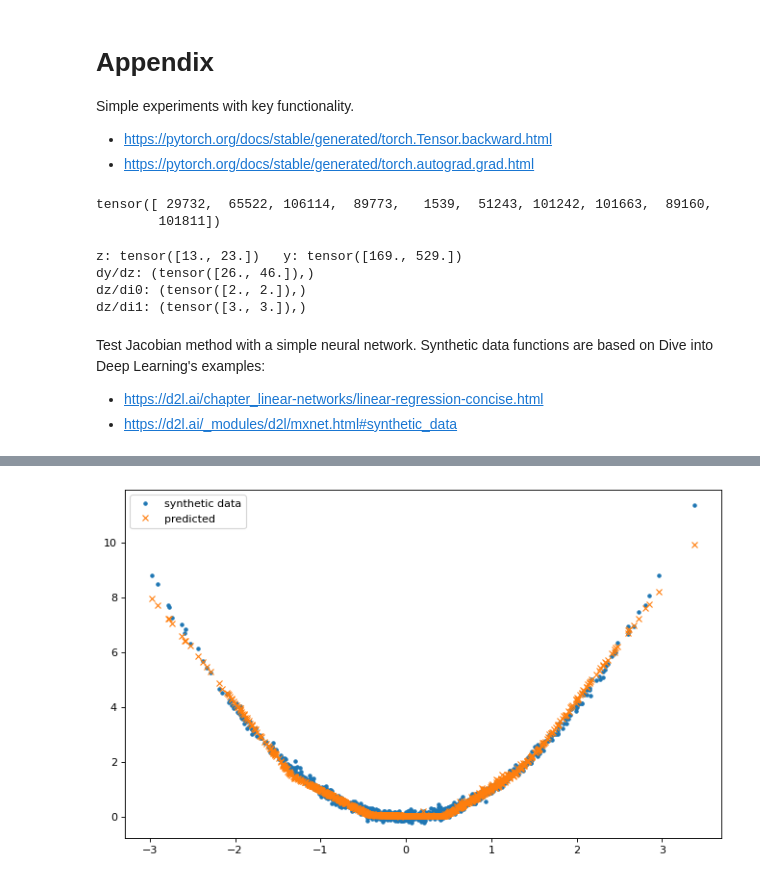
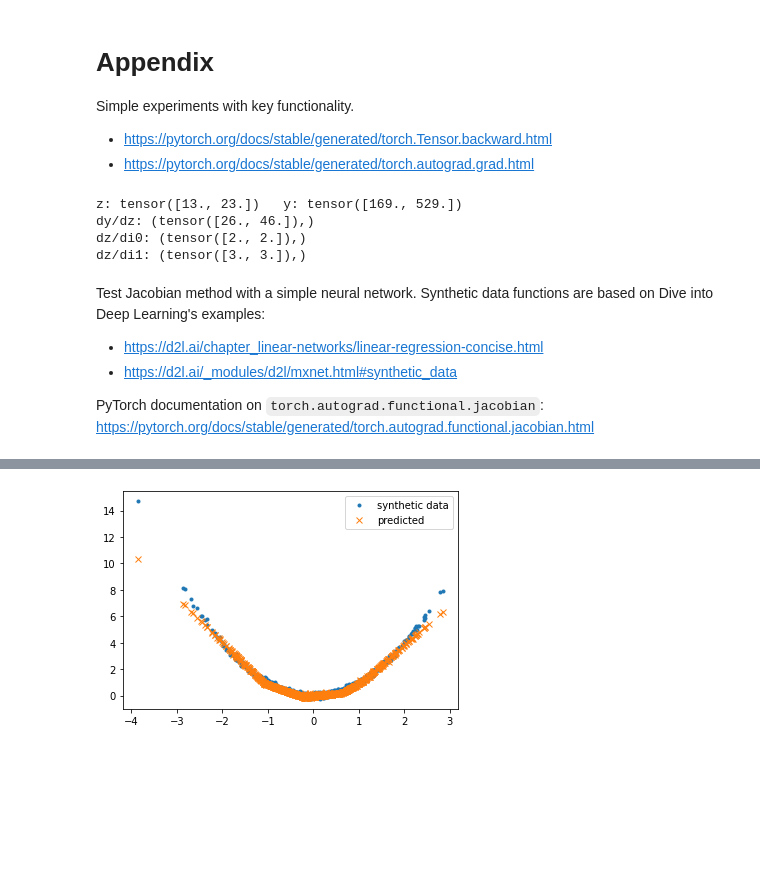
Before and after one commit to vtd9/solar_regression, a Jupyter notebook: hw2.ipynb, the cells around one changed output, grey strips where cells are left out. Saved outputs shown, nothing was run; the diff lists cells and outputs as text; code cells hidden in the pictures; blank space fills up the shorter version.

```diff
--- a/hw2.ipynb
+++ b/hw2.ipynb
@@ -406,7 +434,7 @@ def plot_mult_models(models, xlabel='Epoch', ylabel='Mean squared error',
 Create a model to relate the independent variables to the dependent variable.
 # %%
 # Standard mean squared error loss function
-mse = nn.MSELoss(reduction='mean') # default reduction
+mse = torch.nn.MSELoss(reduction='mean') # default reduction
 
 # Other hyperparameters
 LEARN_RATE = 0.05
@@ -601,0 +639,8 @@ plt.ylim(1e-11, 1.4e-11)
+# %%
+# Create container to store models, optimizers, & results in
+# Try models without dropout & batch normalization again
+m5v = mult_models(len(deriv_vars), [(24, 20, 16, 8, 4), (16, 12, 8, 4, 2)],
+                  1, LEARN_RATE, one_model=False)
+# Train
+train_mult_models(m5v, train_loader_deriv, valid_loader_deriv, mse,
+                  epochs=NUM_EPOCHS)
@@ -793,0 +944,4 @@ plot_grads(grads, dep)
+# %%
+m3_lam_r = mult_models(1, [(16, 8, 4), (8, 4, 2)], n_out=1, lr=LEARN_RATE)
+train_mult_models(m3_lam_r, train_loader_lam_r, valid_loader_lam_r,
+                  mse, NUM_EPOCHS)
@@ -793,0 +952,4 @@ plot_grads(grads, dep)
+# %%
+model = m3_lam_r['(8, 4, 2) drop 50%']['model']
+test_loss, j_lam_r = test_loop(test_loader_lam_r, model, mse, get_jacobian=True)
+print('Test set MSE: {:.3e}'.format(test_loss))
@@ -798,12 +968,6 @@ Simple experiments with key functionality.
 
 * https://pytorch.org/docs/stable/generated/torch.Tensor.backward.html
 * https://pytorch.org/docs/stable/generated/torch.autograd.grad.html
-# %%
-indices = torch.randperm(len(indep))[:10]
-indices
-# %% [output]
-tensor([ 29732,  65522, 106114,  89773,   1539,  51243, 101242, 101663,  89160,
-        101811])
 # %%
 i0 = torch.tensor([2., 4.], requires_grad=True)
 i1 = torch.tensor([3., 5.], requires_grad=True)
@@ -824,11 +988,13 @@ Test Jacobian method with a simple neural network. Synthetic data functions are
 
 * https://d2l.ai/chapter_linear-networks/linear-regression-concise.html
 * https://d2l.ai/_modules/d2l/mxnet.html#synthetic_data
+
+PyTorch documentation on `torch.autograd.functional.jacobian`: https://pytorch.org/docs/stable/generated/torch.autograd.functional.jacobian.html
 # %%
 def load_array(data_arrays, batch_size, is_train=True):
   '''Construct a PyTorch data iterator.'''
-  dataset = Data.TensorDataset(*data_arrays)
-  return Data.DataLoader(dataset, batch_size, shuffle=is_train)
+  dataset = torch.utils.data.TensorDataset(*data_arrays)
+  return torch.utils.data.DataLoader(dataset, batch_size, shuffle=is_train)
 
 def synthetic(w, b, num_examples, stdev=0.1):
   '''Generate y = Xw + b + noise.'''
@@ -868,7 +1034,6 @@ def train(data_iter, net, loss_fun, opt, gen_fun, num_epochs=3,
         grad_loss = 0.0
         for X, y in data_iter:
             # Forward
-            X.requires_grad = True
             yhat = net(X)
             loss = loss_fun(yhat, y)
             loss_sum += loss.item()
@@ -894,7 +1059,7 @@ def test_linear(w, b, gen_fun, net, batch_size=10, lr=0.005, momentum=0.9):
 
     # Train
     return train(load_array((features, labels), batch_size=batch_size),
-        net, nn.MSELoss(), opt, gen_fun, num_epochs=5)
+        net, torch.nn.MSELoss(), opt, gen_fun, num_epochs=5)
 
 def plot_fit(gen_fun, w, b, model, num_examples=1000, idx=0):
     x, y = gen_fun(w, b, num_examples)
@@ -906,12 +1071,12 @@ def plot_fit(gen_fun, w, b, model, num_examples=1000, idx=0):
     plt.legend()
     plt.show()
 
-def test_a_net(net, gen_fun=synthetic, plot=True, hand_calc=False):
+def run_net(net, gen_fun=synthetic, plot=True, hand_calc=False):
     # Parameters in underlying formula
     true_w = torch.tensor([2, -3.4])
     true_b = 4.2
 
-    X, y = test_linear(true_w, true_b, gen_fun, net, batch_size=5)
+    X, y = test_linear(true_w, true_b, gen_fun, net)
     X = X.detach()
     y = y.detach()
 
@@ -919,11 +1084,11 @@ def test_a_net(net, gen_fun=synthetic, plot=True, hand_calc=False):
         w1 = net[0].weight.detach()
         w2 = net[2].weight.detach()
         z1 = X @ w1.T + net[0].bias.detach()
-        a1 = nn.ReLU()(z1)
+        a1 = torch.nn.ReLU()(z1)
         yhat = a1 @ w2.T + net[2].bias.detach()
 
     # Get last jacobian
-    print('*'*70)
+    print('*'*60)
     get_jacobian(X, net, gen_fun, true_w, true_b, True, True)
 
 def get_jacobian(X, net, gen_fun=synthetic_only1, true_w=None, true_b=False,
@@ -931,35 +1096,42 @@ def get_jacobian(X, net, gen_fun=synthetic_only1, true_w=None, true_b=False,
     with torch.no_grad():
         # Muck around with jacobian
         jacobian = torch.autograd.functional.jacobian(net, X)
-        sum_over_samples = jacobian.sum(dim=0)[0]
+        j_sum = jacobian.sum(dim=0)[0]
 
         # True gradients
         if gen_fun == synthetic_only1:
-            true_deriv = true_w.repeat(sum_over_samples.shape[0], 1)[:, 0]
-            est_deriv = sum_over_samples[:, 0]
-            # Sometimes can get pretty low mse differences, like 0.00113, 0.0832
+          # Derivative wrt 2nd input is 0
+          # Sometimes can get pretty low mse differences, like 0.00113
+            true_deriv = torch.concat(
+                [true_w.repeat(j_sum.shape[0], 1)[:, 0].reshape(-1, 1),
+                 torch.zeros((j_sum.shape[0], 1)).reshape(-1, 1)],
+                 axis=1)
         elif gen_fun == synthetic_quad:
-            true_deriv = 2*X[:, 0]
-            est_deriv = sum_over_samples[:, 0]
+          # Derivative wrt 2nd input is also 0
+            true_deriv =  torch.concat(
+                [2*X[:, 0].reshape(-1, 1),
+                 torch.zeros((j_sum.shape[0], 1)).reshape(-1, 1)],
+                 axis=1)
         else:
             true_deriv = true_w
-            est_deriv = sum_over_samples
 
         # Compute performance
-        diff = true_deriv - est_deriv
-        mse_grad = nn.MSELoss()(true_deriv, est_deriv).item()
+        diff = true_deriv - j_sum
+        mse_grad = torch.nn.MSELoss()(true_deriv, j_sum).item()
         if verbose:
             print('Print one batch input & its Jacobian')
-            print('X:', X)
-            print('Jacobian shape:', jacobian.shape),
-            print('Jacobian, sum over dim 0:', jacobian.sum(dim=0))
-            print('raw difference:', diff, '\nmse diff:', mse_grad)
+            print('Jacobian shape:', jacobian.shape)
+            print('2X:', 2*X)
+            print('Jacobian summed:', j_sum)
+            print('raw difference:', diff,
+                  '\nmse difference: {:.3f}'.format(mse_grad))
 
         # Generate data & plot it with trained net
         if plot:
             plot_fit(gen_fun, true_w, true_b, net)
     return mse_grad
 
-net = nn.Sequential(nn.Linear(2, 10), nn.ReLU(), nn.Linear(10, 1))
-test_a_net(net, synthetic_quad)
+# Neural network that takes 2 features and outputs 1 value per sample
+net = torch.nn.Sequential(nn.Linear(2, 10), torch.nn.ReLU(), nn.Linear(10, 1))
+run_net(net, synthetic_quad) # change synthesis arg to test another function
 # %% [output]
@@ -986 +1155 @@ mse diff: 0.25225529074668884
-[figure, old version]
+[figure, new version]
```
Also changed, not shown: parts of 57 cells of this notebook.
